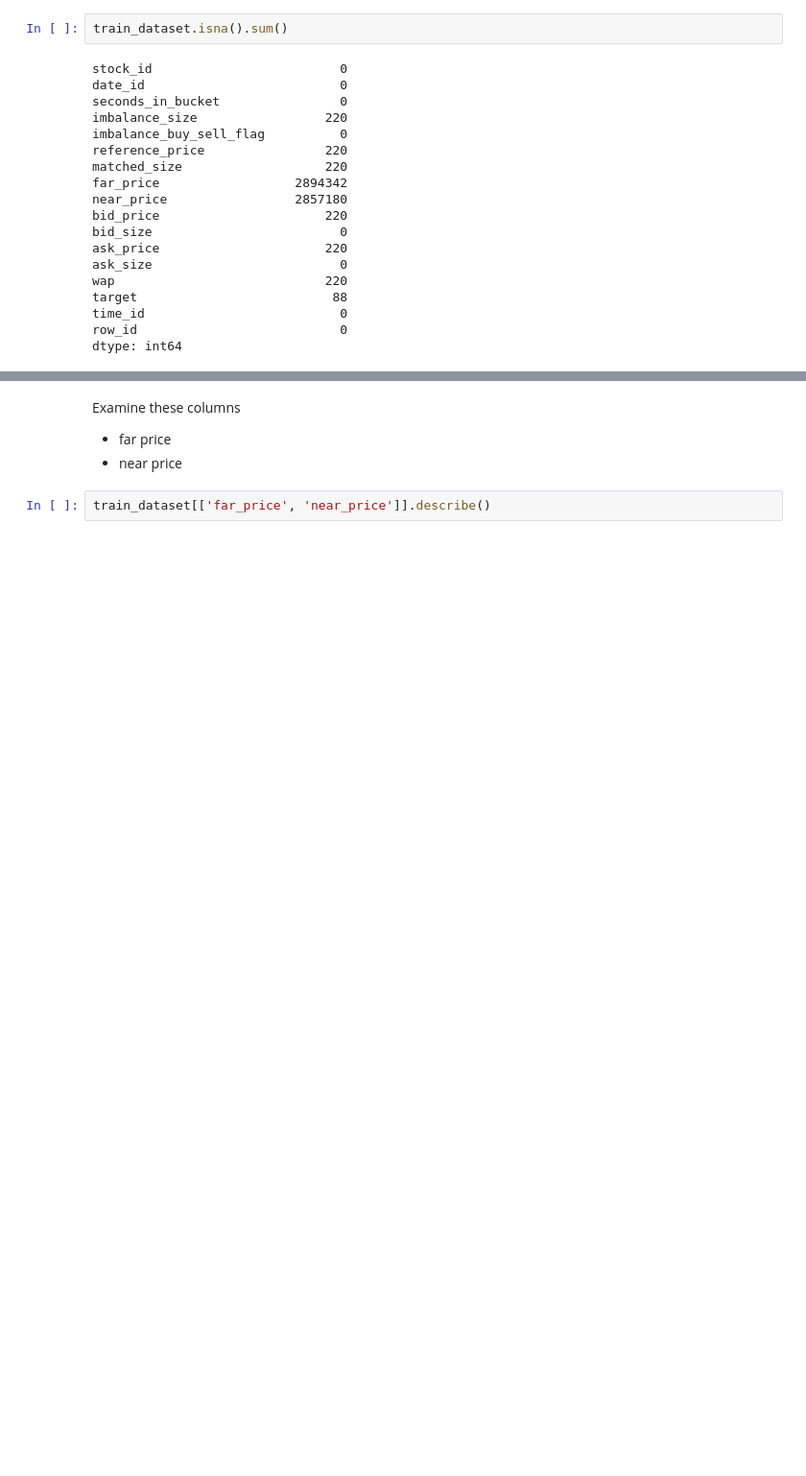
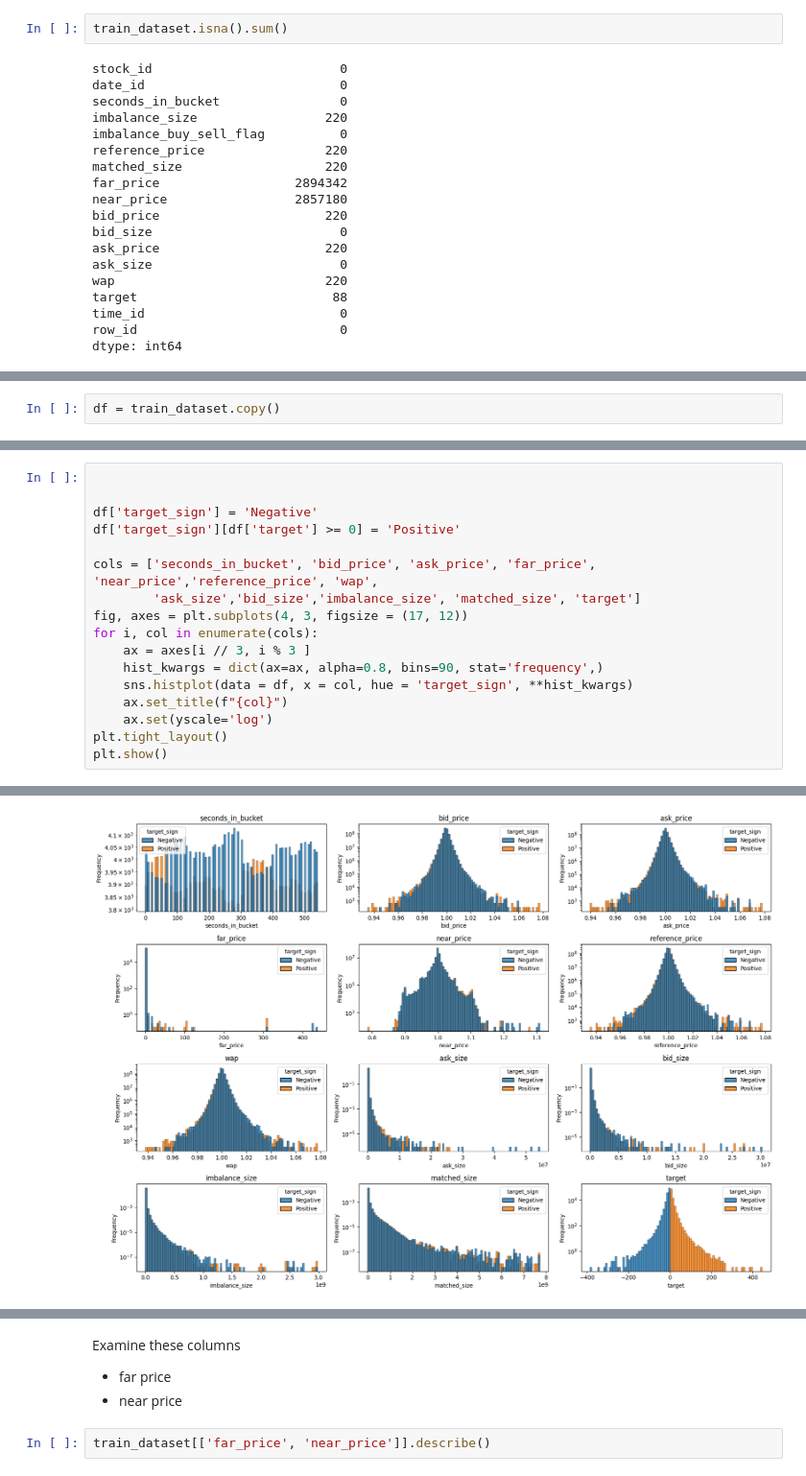
Before and after one commit to hajni77/Trading_at_the_close, a Jupyter notebook: trading_at_the_close_visualisation_1.ipynb, the cells around one changed output, grey strips where cells are left out. Shown at 96% size. Saved outputs shown, nothing was run; the diff lists cells and outputs as text; blank space fills up the shorter version.

```diff
--- a/trading_at_the_close_visualisation_1.ipynb
+++ b/trading_at_the_close_visualisation_1.ipynb
@@ -116,0 +175,2 @@ dtype: int64
+# %%
+df = train_dataset.copy()
@@ -116,0 +206,18 @@ dtype: int64
+# %%
+
+
+df['target_sign'] = 'Negative'
+df['target_sign'][df['target'] >= 0] = 'Positive'
+
+cols = ['seconds_in_bucket', 'bid_price', 'ask_price', 'far_price', 'near_price','reference_price', 'wap',
+        'ask_size','bid_size','imbalance_size', 'matched_size', 'target']
+fig, axes = plt.subplots(4, 3, figsize = (17, 12))
+for i, col in enumerate(cols):
+    ax = axes[i // 3, i % 3 ]
+    hist_kwargs = dict(ax=ax, alpha=0.8, bins=90, stat='frequency',)
+    sns.histplot(data = df, x = col, hue = 'target_sign', **hist_kwargs)
+    ax.set_title(f"{col}")
+    ax.set(yscale='log')
+plt.tight_layout()
+plt.show()
+# %% [output]
@@ -116,0 +238 @@ dtype: int64
+[figure, added]
```
Also changed, not shown: parts of 48 cells of this notebook.
